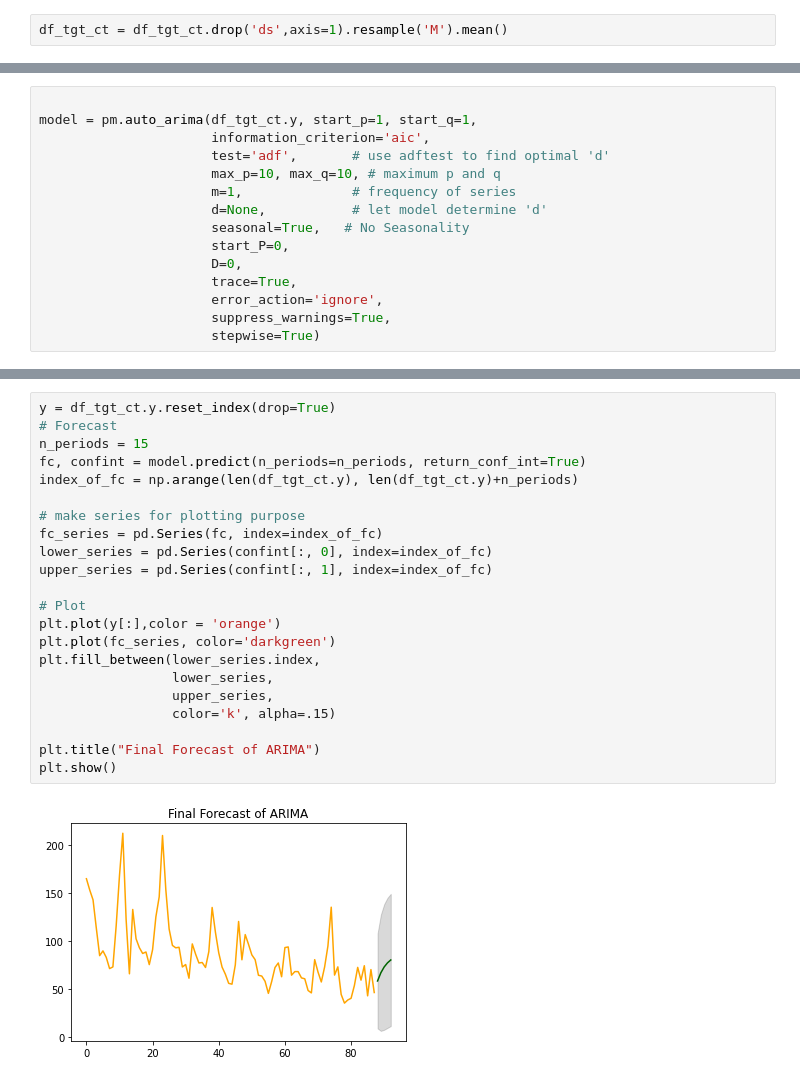
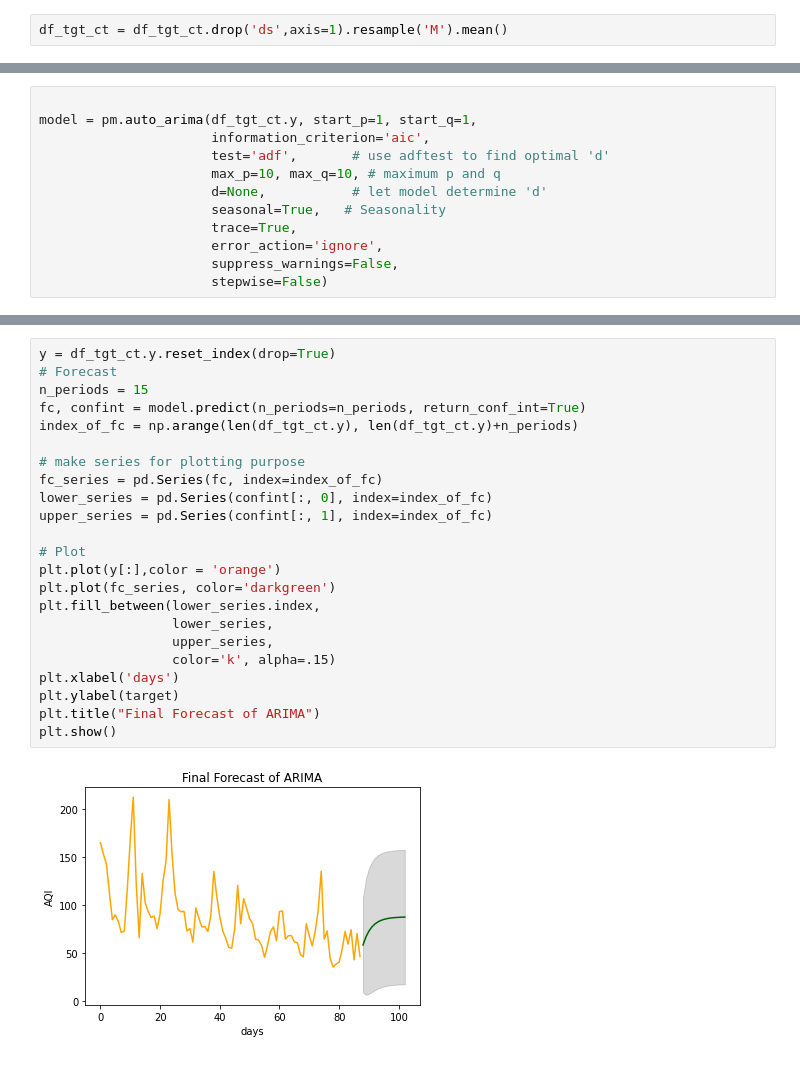
Before and after one commit to ZedRover/forecasting-project, a Jupyter notebook: notebook/time_series/auto_arima_month.ipynb, the cells around one changed output, grey strips where cells are left out. Saved outputs shown, nothing was run; the diff lists cells and outputs as text.

```diff
--- a/notebook/time_series/auto_arima_month.ipynb
+++ b/notebook/time_series/auto_arima_month.ipynb
@@ -25,13 +39,10 @@ model = pm.auto_arima(df_tgt_ct.y, start_p=1, start_q=1,
                       information_criterion='aic',
                       test='adf',       # use adftest to find optimal 'd'
                       max_p=10, max_q=10, # maximum p and q
-                      m=1,              # frequency of series
                       d=None,           # let model determine 'd'
-                      seasonal=True,   # No Seasonality
-                      start_P=0,
-                      D=0,
+                      seasonal=True,   # Seasonality
                       trace=True,
                       error_action='ignore',
-                      suppress_warnings=True,
-                      stepwise=True)
+                      suppress_warnings=False,
+                      stepwise=False)
 # %% [output]
@@ -70,24 +86,25 @@ Warnings:
 # %%
 y = df_tgt_ct.y.reset_index(drop=True)
 # Forecast
 n_periods = 15
 fc, confint = model.predict(n_periods=n_periods, return_conf_int=True)
 index_of_fc = np.arange(len(df_tgt_ct.y), len(df_tgt_ct.y)+n_periods)
 
 # make series for plotting purpose
 fc_series = pd.Series(fc, index=index_of_fc)
 lower_series = pd.Series(confint[:, 0], index=index_of_fc)
 upper_series = pd.Series(confint[:, 1], index=index_of_fc)
 
 # Plot
 plt.plot(y[:],color = 'orange')
 plt.plot(fc_series, color='darkgreen')
 plt.fill_between(lower_series.index,
                  lower_series,
                  upper_series,
                  color='k', alpha=.15)
-
+plt.xlabel('days')
+plt.ylabel(target)
 plt.title("Final Forecast of ARIMA")
 plt.show()
 # %% [output]
-[figure, old version]
+[figure, new version]
```
Also changed, not shown: parts of 4 cells of this notebook, 29 other files.
